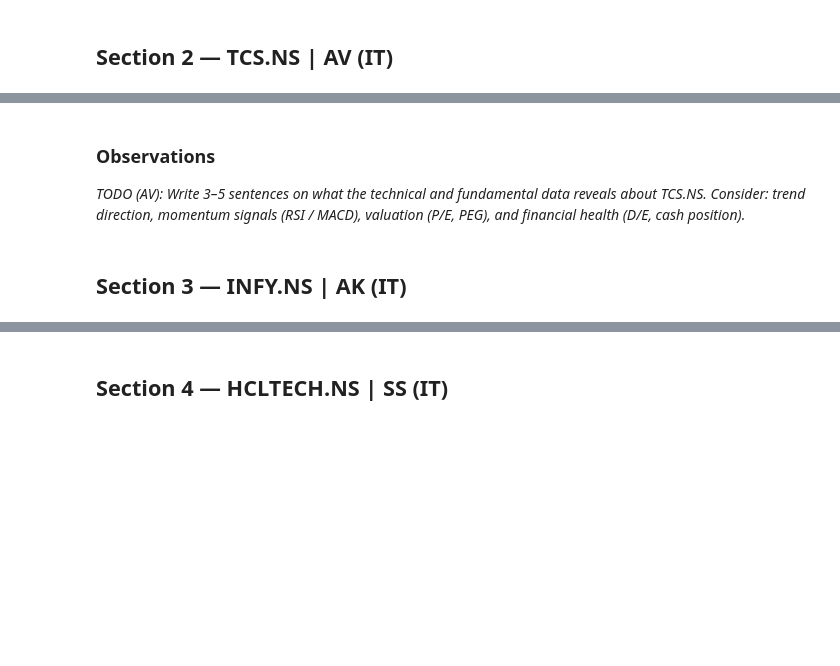
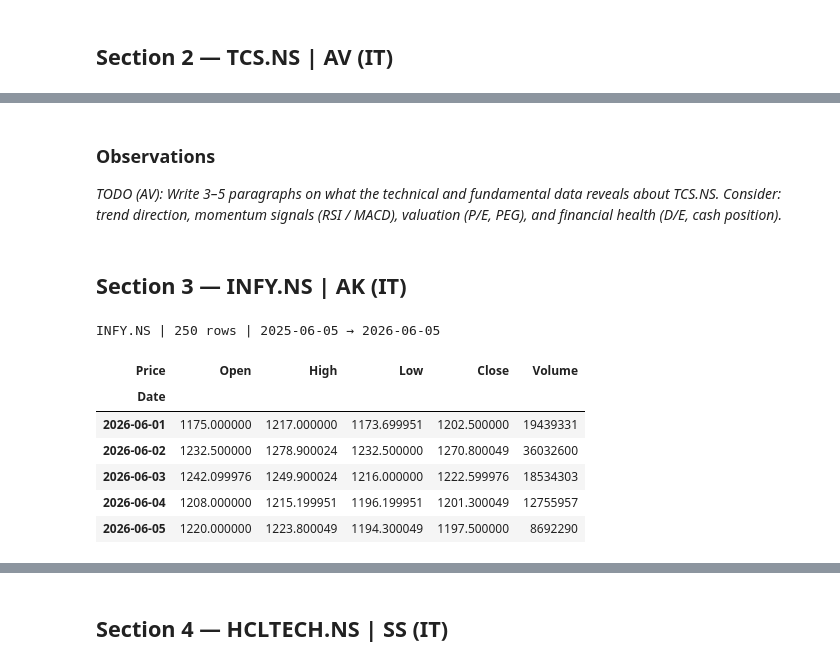
Before and after one commit to Quant-IQ/quantiq, a Jupyter notebook: notebooks/market_analysis.ipynb, the cells around one changed output, grey strips where cells are left out. Saved outputs shown, nothing was run; the diff lists cells and outputs as text; code cells hidden in the pictures; blank space fills up the shorter version.

```diff
--- a/notebooks/market_analysis.ipynb
+++ b/notebooks/market_analysis.ipynb
@@ -324,15 +362,24 @@ print(f"  Dividend Yield   : {div_str}")
 # %% [markdown]
 ### Observations
 
-_TODO (AV): Write 3–5 sentences on what the technical and fundamental data reveals about TCS.NS. Consider: trend direction, momentum signals (RSI / MACD), valuation (P/E, PEG), and financial health (D/E, cash position)._
+_TODO (AV): Write 3–5 paragraphs on what the technical and fundamental data reveals about TCS.NS. Consider: trend direction, momentum signals (RSI / MACD), valuation (P/E, PEG), and financial health (D/E, cash position)._
 # %% [markdown]
 ## Section 3 — INFY.NS | AK (IT)
 # %%
 # ── 3a. Fetch ──────────────────────────────────────────────────────────────
 ticker = TICKERS["AK"]
 df     = fetch_stock(ticker)
 print(f"{ticker} | {df.shape[0]} rows | {df.index[0].date()} → {df.index[-1].date()}")
-df.head()
+df.tail()
+# %% [output]
+INFY.NS | 250 rows | 2025-06-05 → 2026-06-05
+| Price | Open | High | Low | Close | Volume |
+| Date |  |  |  |  |  |
+| 2026-06-01 | 1175.000000 | 1217.000000 | 1173.699951 | 1202.500000 | 19439331 |
+| 2026-06-02 | 1232.500000 | 1278.900024 | 1232.500000 | 1270.800049 | 36032600 |
+| 2026-06-03 | 1242.099976 | 1249.900024 | 1216.000000 | 1222.599976 | 18534303 |
+| 2026-06-04 | 1208.000000 | 1215.199951 | 1196.199951 | 1201.300049 | 12755957 |
+| 2026-06-05 | 1220.000000 | 1223.800049 | 1194.300049 | 1197.500000 | 8692290 |
 # %%
 # ── 3b. Summary Statistics ──────────────────────────────────────────────────
 print(f"Shape     : {df.shape}")
```
Also changed, not shown: parts of 76 cells of this notebook.
